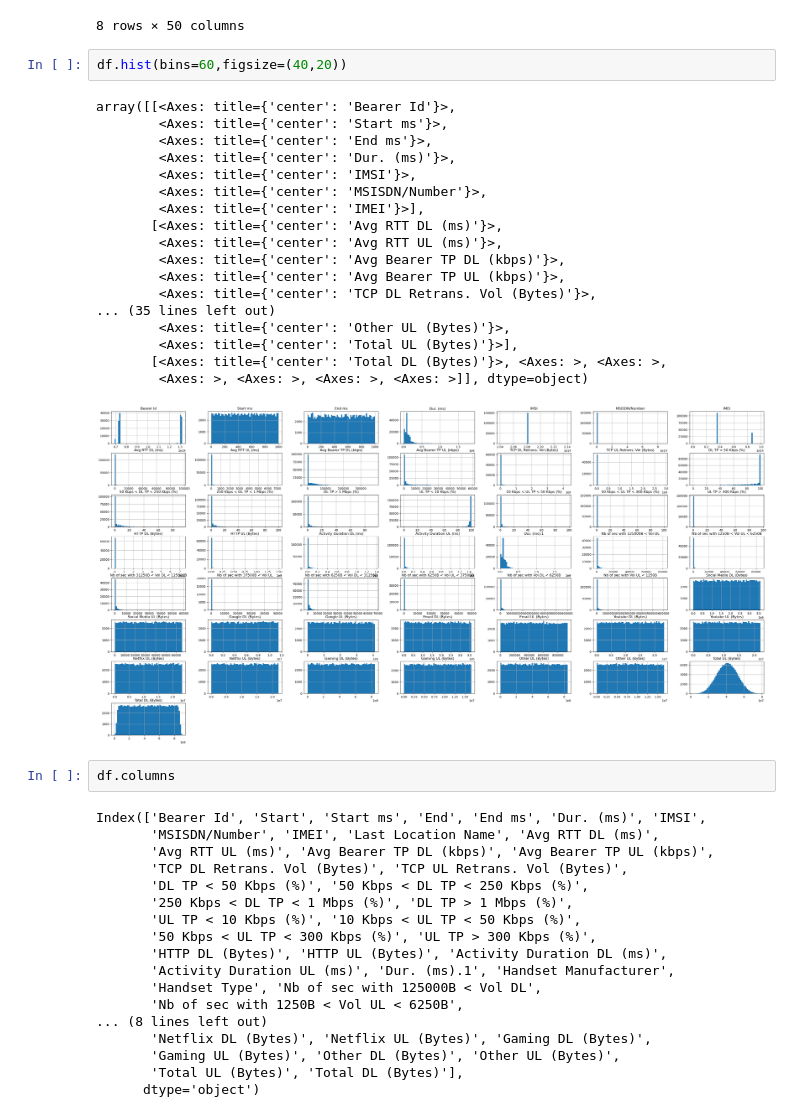
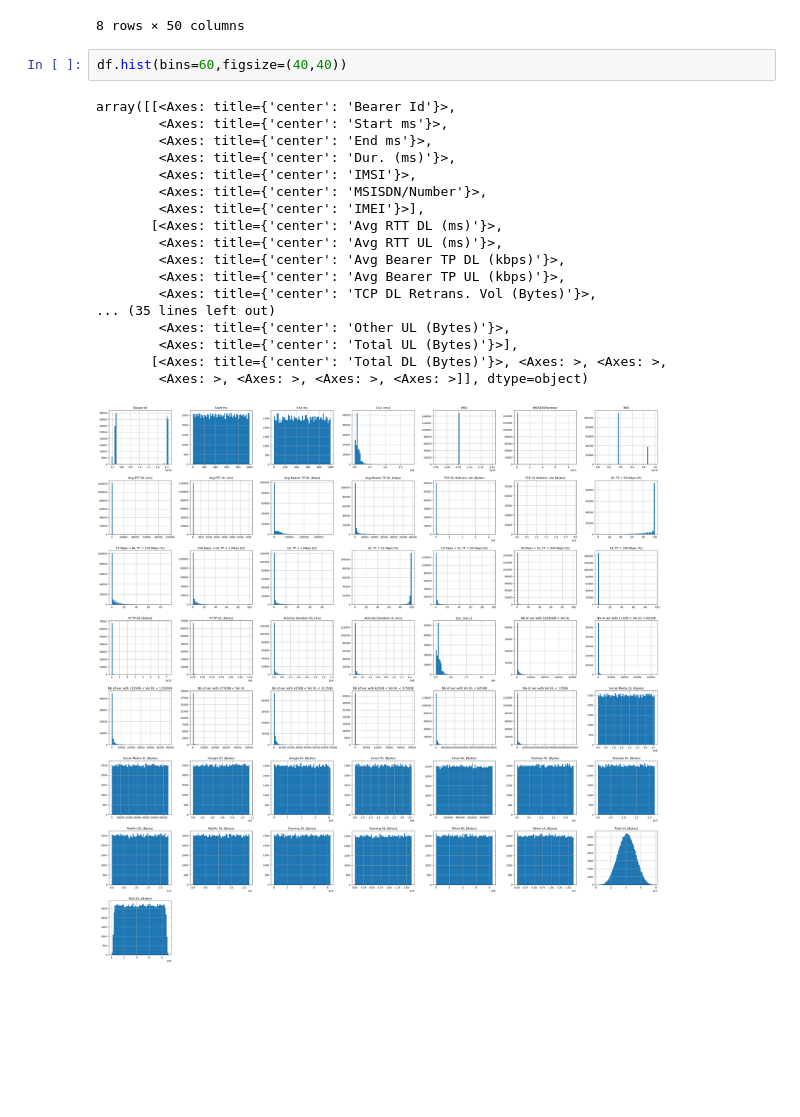
Before and after one commit to fanuelabebe/Week_1_proj, a Jupyter notebook: notebooks/analyze_telecom_data.ipynb, the cells around one changed output. Cells and saved outputs as stored; diff of their text form; blank space fills up the shorter version.

```diff
--- a/notebooks/analyze_telecom_data.ipynb
+++ b/notebooks/analyze_telecom_data.ipynb
@@ -65,43 +65,23 @@ df.describe()
 | max | 1.318654e+19 | 999.000000 | 999.000000 | 1.859336e+06 | 2.140743e+14 | 8.823971e+14 | 9.900120e+13 | 96923.000000 | ... |
 8 rows × 50 columns
 # %%
-df.hist(bins=60,figsize=(40,20))
+df.hist(bins=60,figsize=(40,40))
 # %% [output]
 array([[<Axes: title={'center': 'Bearer Id'}>,
         <Axes: title={'center': 'Start ms'}>,
         <Axes: title={'center': 'End ms'}>,
         <Axes: title={'center': 'Dur. (ms)'}>,
         <Axes: title={'center': 'IMSI'}>,
         <Axes: title={'center': 'MSISDN/Number'}>,
         <Axes: title={'center': 'IMEI'}>],
        [<Axes: title={'center': 'Avg RTT DL (ms)'}>,
         <Axes: title={'center': 'Avg RTT UL (ms)'}>,
         <Axes: title={'center': 'Avg Bearer TP DL (kbps)'}>,
         <Axes: title={'center': 'Avg Bearer TP UL (kbps)'}>,
         <Axes: title={'center': 'TCP DL Retrans. Vol (Bytes)'}>,
 ... (35 lines left out)
         <Axes: title={'center': 'Other UL (Bytes)'}>,
         <Axes: title={'center': 'Total UL (Bytes)'}>],
        [<Axes: title={'center': 'Total DL (Bytes)'}>, <Axes: >, <Axes: >,
         <Axes: >, <Axes: >, <Axes: >, <Axes: >]], dtype=object)
-[figure, old version]
+[figure, new version]
-# %%
-df.columns
-# %% [output]
-Index(['Bearer Id', 'Start', 'Start ms', 'End', 'End ms', 'Dur. (ms)', 'IMSI',
-       'MSISDN/Number', 'IMEI', 'Last Location Name', 'Avg RTT DL (ms)',
-       'Avg RTT UL (ms)', 'Avg Bearer TP DL (kbps)', 'Avg Bearer TP UL (kbps)',
-       'TCP DL Retrans. Vol (Bytes)', 'TCP UL Retrans. Vol (Bytes)',
-       'DL TP < 50 Kbps (%)', '50 Kbps < DL TP < 250 Kbps (%)',
-       '250 Kbps < DL TP < 1 Mbps (%)', 'DL TP > 1 Mbps (%)',
-       'UL TP < 10 Kbps (%)', '10 Kbps < UL TP < 50 Kbps (%)',
-       '50 Kbps < UL TP < 300 Kbps (%)', 'UL TP > 300 Kbps (%)',
-       'HTTP DL (Bytes)', 'HTTP UL (Bytes)', 'Activity Duration DL (ms)',
-       'Activity Duration UL (ms)', 'Dur. (ms).1', 'Handset Manufacturer',
-       'Handset Type', 'Nb of sec with 125000B < Vol DL',
-       'Nb of sec with 1250B < Vol UL < 6250B',
-... (8 lines left out)
-       'Netflix DL (Bytes)', 'Netflix UL (Bytes)', 'Gaming DL (Bytes)',
-       'Gaming UL (Bytes)', 'Other DL (Bytes)', 'Other UL (Bytes)',
-       'Total UL (Bytes)', 'Total DL (Bytes)'],
-      dtype='object')
```
Also changed, not shown: parts of 13 cells of this notebook.
